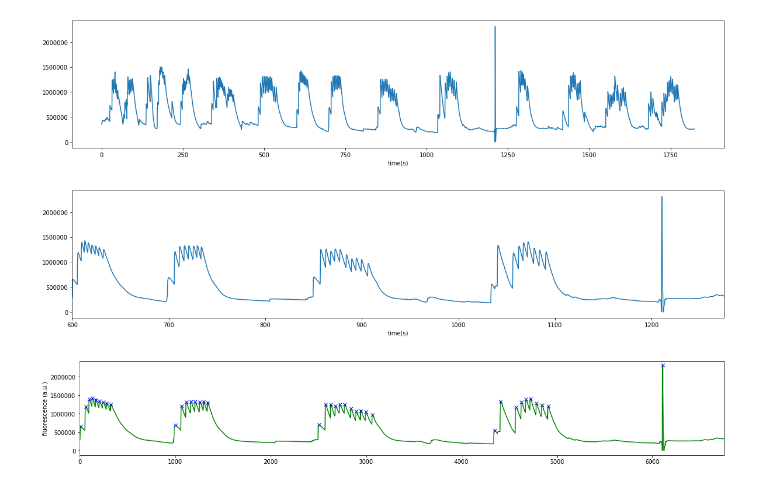
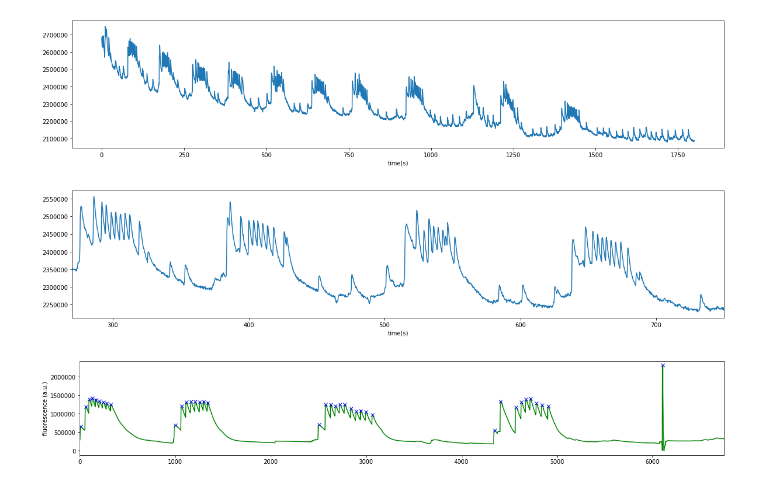
Before and after one commit to hengjiwang/hydracv, a Jupyter notebook: hydracv/find_peaks.ipynb, the cells around one changed output. Saved outputs shown, nothing was run; the diff lists cells and outputs as text; code cells hidden in the pictures.

```diff
--- a/hydracv/find_peaks.ipynb
+++ b/hydracv/find_peaks.ipynb
@@ -11,22 +11,22 @@ import pandas as pd
 import hydracv.utils.utils as utils
 # %%
 # Load fluorescence
-fluo = pd.read_csv("/home/hengji/Data/hydracv/hydracv/data/fluorescence/" + "total_fluo_Copy of EGCaMP_ctrl_30mins_40x_10fps_mv1.csv").values.reshape(-1)
+fluo = pd.read_csv("/home/hengji/Data/hydracv/hydracv/data/fluorescence/" + "total_fluo_Pre_Bisect_40x_4fps_ex3.csv").values.reshape(-1)
 # %%
-FPS = 10
+FPS = 4
 
 # Plot the fluorescence (x axis is real time)
 xtime = np.arange(0, len(fluo)/FPS, 1/FPS)
 plt.figure(figsize=(20,4))
 plt.plot(xtime, fluo)
 plt.xlabel('time(s)')
 plt.show()
 # %% [output]
-[figure, old version]
+[figure, new version]
 # %%
 # Slice the fluorescence and keep the starting time
-t_start = 600
-t_end = 1275
+t_start = 270
+t_end = 750
 start = t_start * FPS
 end = t_end * FPS
 
@@ -39,7 +39,7 @@ plt.xlabel('time(s)')
 plt.xlim(t_start, t_end)
 plt.show()
 # %% [output]
-[figure, old version]
+[figure, new version]
 # %%
 # Find peaks and extract their moments
 peaks_index = utils.find_peaks(fluo_sliced, height=0.1, wlen=100, prominence=0.025, min_cb_interval=10, realign=True, start=0, end=-1)
```
Also changed, not shown: 9 other files.
